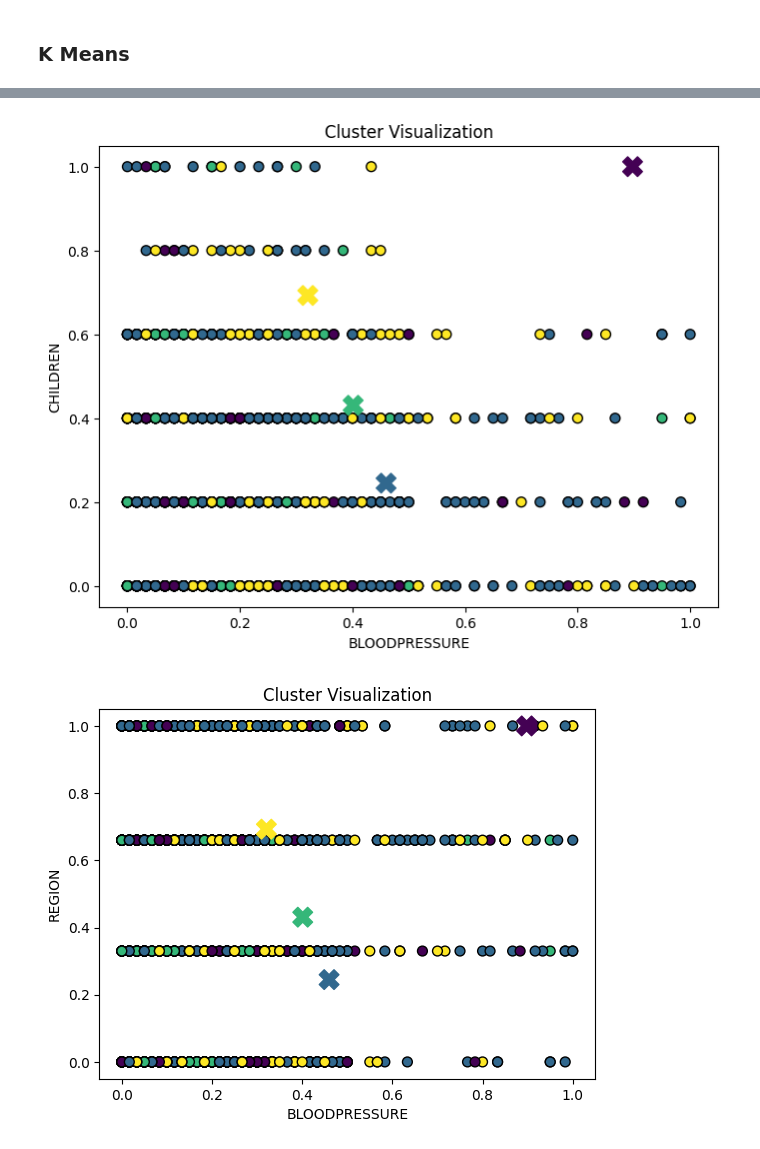
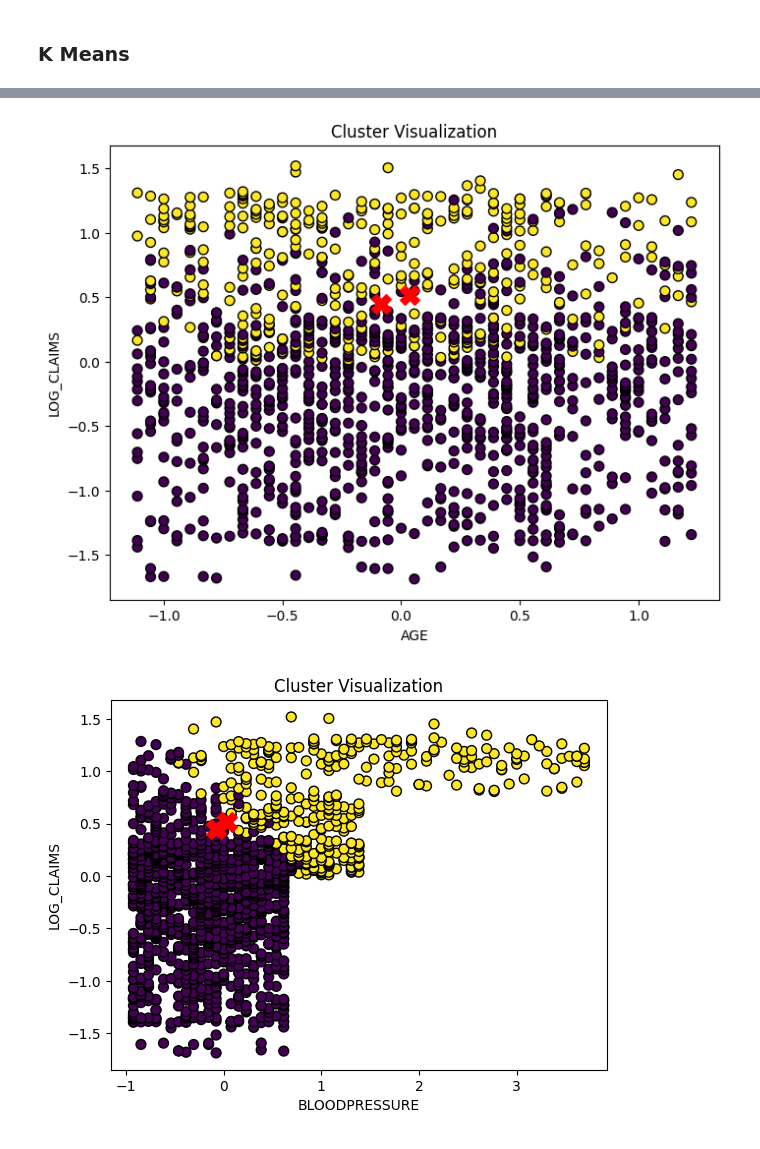
Before and after one commit to kauswade/T10-AlgoThinkers-Health-Insurance-Data-Clustering, a Jupyter notebook: health_insurance_model_pipeline.ipynb, the cells around one changed output, grey strips where cells are left out. Saved outputs shown, nothing was run; the diff lists cells and outputs as text; code cells hidden in the pictures.

```diff
--- a/health_insurance_model_pipeline.ipynb
+++ b/health_insurance_model_pipeline.ipynb
@@ -394,9 +344,5 @@ memory usage: 135.3 KB
 # %%
-# Dropping the 'claim' column. This way is might be easier actually
-df = df.drop(columns=['claim'])
+df = df.drop(columns=['claim', 'bmi'], axis=1)
-# %%
-# df = df.drop(['age','bmi'], axis=1)
-df = df.drop(['bmi'], axis=1)
 # %%
 df.info()
 # %% [output]
@@ -425,7 +369,7 @@ from sklearn.preprocessing import StandardScaler
 from sklearn.preprocessing import MinMaxScaler
 from sklearn.preprocessing import RobustScaler
 
-scaler = MinMaxScaler()
+# scaler = MinMaxScaler()
 # scaler = StandardScaler()
-# scaler = RobustScaler()
+scaler = RobustScaler()
 # %%
@@ -459,10 +401,11 @@ plt.show()
 # %%
-n_clusters = 4
+n_clusters = 2
 kmeans = KMeans(n_clusters=n_clusters, random_state=42)
 kmeans_clusters = kmeans.fit_predict(df)
 
 #added clusters to df
 df['Cluster'] = kmeans.labels_
+dataBackup['Cluster'] = kmeans.labels_
 # %%
 from sklearn import metrics
 
@@ -503,31 +456,25 @@ Cluster
 # %%
 # Visualize clusters
 plt.figure(figsize=(8, 6))
 
-# 'age', 'bmi', 'bloodpressure', 'children', 'region', 'Log_Claims'
-
 graphLabels = [
-    ['bloodpressure', 'children'],
-    ['bloodpressure', 'region'],
+    ['age', 'Log_Claims'],
     ['bloodpressure', 'Log_Claims'],
-    ['children', 'region'],
-    ['children', 'Log_Claims'],
-    ['region', 'Log_Claims'],
 ]
 
 centers = kmeans.cluster_centers_
 
 colormap = plt.cm.get_cmap('viridis', len(np.unique(kmeans_clusters)))
 centroidColor = [colormap(i) for i in range(0, n_clusters)]
 
 for i in range(len(graphLabels)):
-    # plt.scatter(df[x], df[y], c=kmeans_clusters, cmap='viridis', marker='o', edgecolor='k', s=50)
     plt.scatter(df[graphLabels[i][0]], df[graphLabels[i][1]], c=kmeans_clusters, cmap='viridis', marker='o', edgecolor='k', s=50)
+    # plt.scatter(dataBackup[graphLabels[i][0]], dataBackup[graphLabels[i][1]], c=kmeans_clusters, cmap='viridis', marker='o', edgecolor='k', s=50)
     plt.xlabel(graphLabels[i][0].upper())
     plt.ylabel(graphLabels[i][1].upper())
     plt.title('Cluster Visualization')
-    plt.scatter(centers[:, 0], centers[:, 1], c=centroidColor, marker='X', s=200, label='Centroids')
+    plt.scatter(centers[:, 0], centers[:, 1], c='red', marker='X', s=200, label='Centroids')
     plt.show()
 # %% [output]
-[figure, old version]
+[figure, new version]
-[figure, old version]
+[figure, new version]
```
Also changed, not shown: parts of 21 cells of this notebook.
